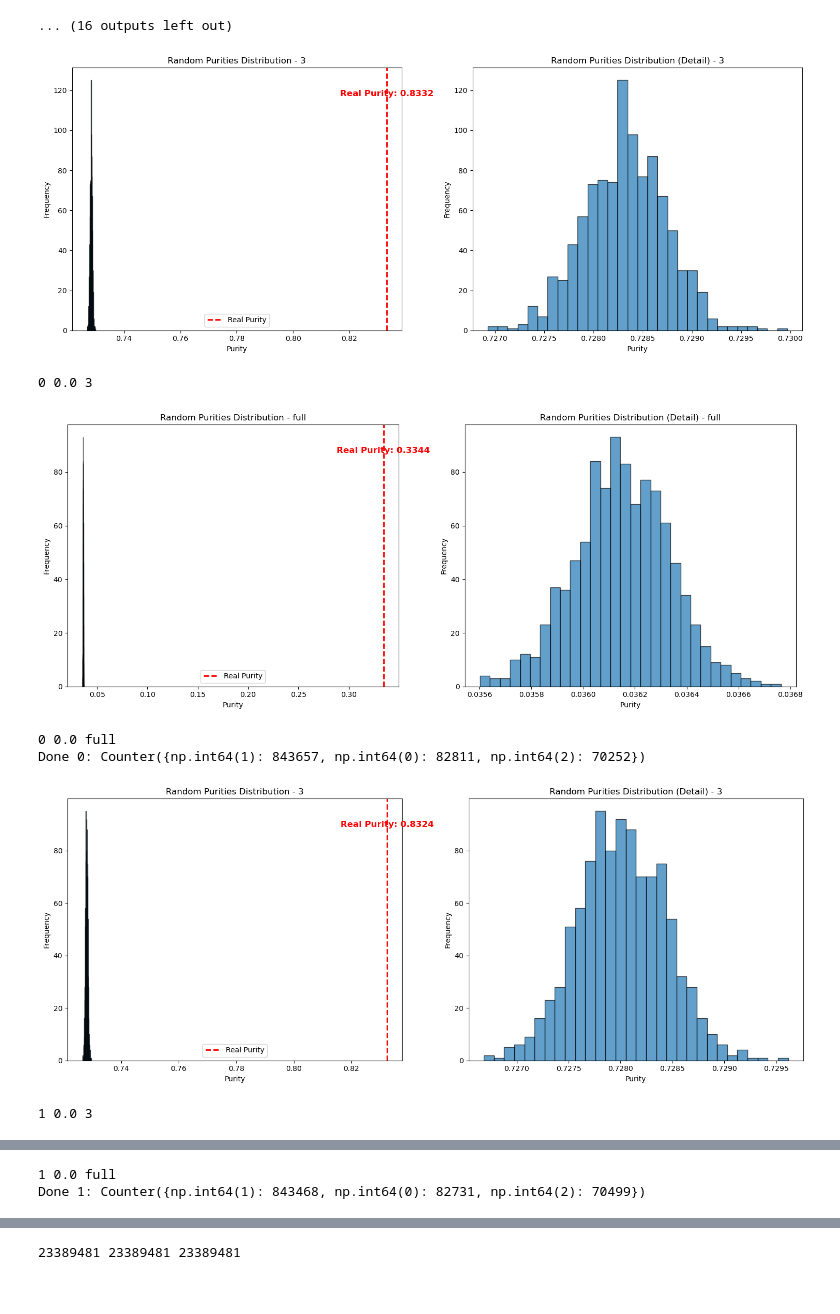
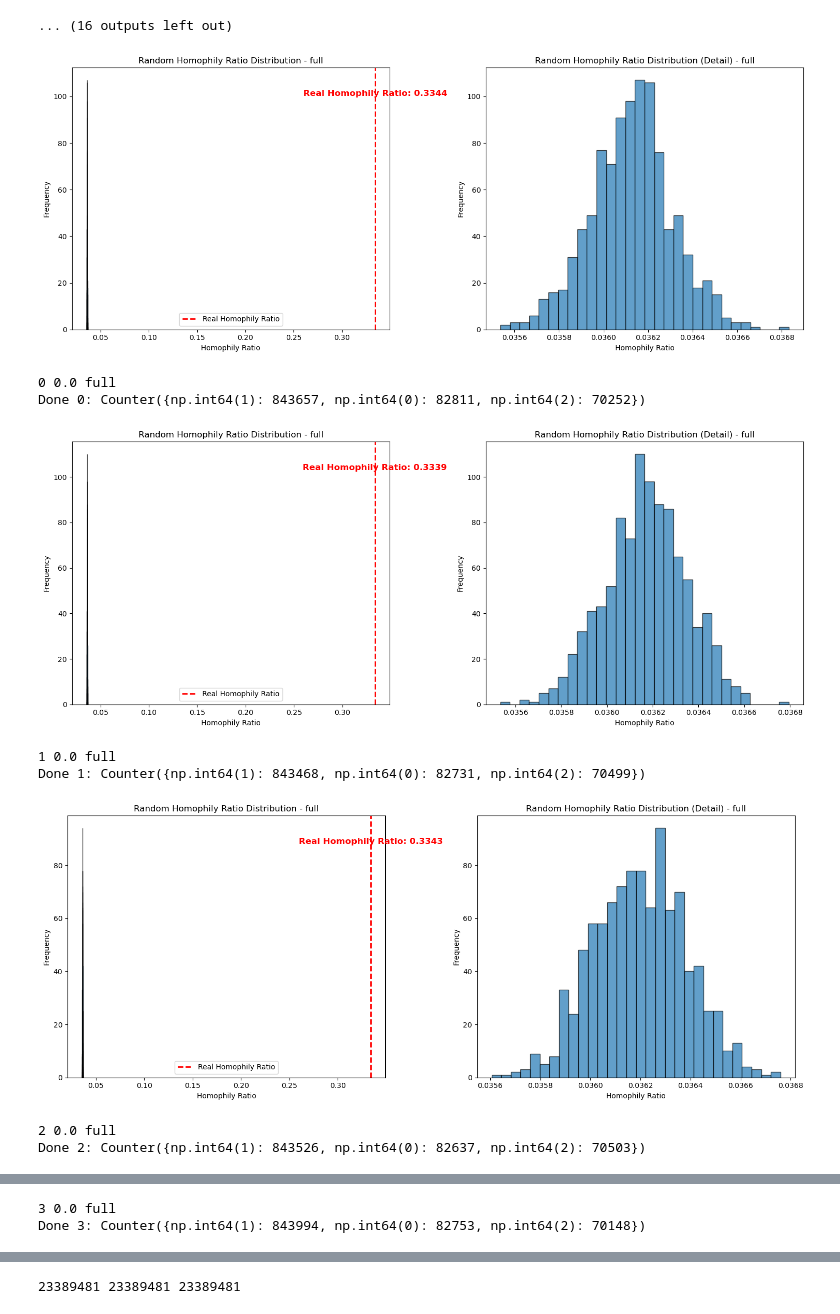
Before and after one commit to YoheiOhto/patent_time_split, a Jupyter notebook: notebook/experiment/7-tmap.ipynb, the cells around one changed output, grey strips where cells are left out. Cells and saved outputs as stored; diff of their text form; code cells hidden in the pictures.

Commit message:
250529 物性値homophily ratioについての追加

```diff
--- a/notebook/experiment/7-tmap.ipynb
+++ b/notebook/experiment/7-tmap.ipynb
@@ -295,7 +295,7 @@ p_values_3 = []
 p_values_full = []
 
 for id in trange(10):
-    output_dir = f"../../data/result/tmap/{id}"
+    output_dir = f"../../data/result/tmap/surechembl/{id}"
 
     s_path = os.path.join(output_dir, "s.pkl")
     t_path = os.path.join(output_dir, "t.pkl")
@@ -312,7 +312,8 @@ for id in trange(10):
     labels_3 = [0 if year <= 1990 else 2 if year >= 2023 else 1 for year in years]
     labels_3, labels_full = np.array(labels_3), np.array(labels_full)
 
-    for labels, label_type in [(labels_3, "3"), (labels_full, "full")]:
+    # for labels, label_type in [(labels_3, "3"), (labels_full, "full")]:
+    for labels, label_type in [(labels_full, "full")]:
         lsh_purity_real = lsh_forest_purity(s, t, labels)
         random_purities = []
 
@@ -325,48 +326,50 @@ for id in trange(10):
         fig, axs = plt.subplots(1, 2, figsize=(15, 6))
 
         axs[0].hist(random_purities, bins=30, edgecolor='black', alpha=0.7)
-        axs[0].axvline(lsh_purity_real, color='red', linestyle='dashed', linewidth=2, label='Real Purity')
-        axs[0].set_title(f"Random Purities Distribution - {label_type}")
-        axs[0].set_xlabel("Purity")
+        axs[0].axvline(lsh_purity_real, color='red', linestyle='dashed', linewidth=2, label='Real Homophily Ratio')
+        axs[0].set_title(f"Random Homophily Ratio Distribution - {label_type}")
+        axs[0].set_xlabel("Homophily Ratio")
         axs[0].set_ylabel("Frequency")
         axs[0].legend()
-        axs[0].text(lsh_purity_real, axs[0].get_ylim()[1] * 0.9, f'Real Purity: {lsh_purity_real:.4f}',
+        axs[0].text(lsh_purity_real, axs[0].get_ylim()[1] * 0.9, f'Real Homophily Ratio: {lsh_purity_real:.4f}',
                     color='red', ha='center', va='center', fontsize=12, fontweight='bold')
 
         axs[1].hist(random_purities, bins=30, edgecolor='black', alpha=0.7)
-        axs[1].set_title(f"Random Purities Distribution (Detail) - {label_type}")
-        axs[1].set_xlabel("Purity")
+        axs[1].set_title(f"Random Homophily Ratio Distribution (Detail) - {label_type}")
+        axs[1].set_xlabel("Homophily Ratio")
         axs[1].set_ylabel("Frequency")
 
         plt.tight_layout()
-        plt.savefig(f"../../data/result/tmap/{id}/random_purities_{label_type}.png")
+        plt.savefig(f"../../data/result/tmap/surechembl/{id}/random_purities_{label_type}.png")
         plt.show()
 
         p_value = np.mean(random_purities >= lsh_purity_real)
         print(id, p_value, label_type)
 
         scores.append([id, p_value, label_type])
 
         if label_type == "3":
             p_values_3.append(p_value)
         else:
             p_values_full.append(p_value)
 
     c = collections.Counter(labels_3)
     print(f"Done {id}: {c}")
 
 if p_values_3:
     combined_p_3 = compute_combined_pvalue(p_values_3)
     print(f"統合p値 (labels_3): {combined_p_3:.5e}")
 
 if p_values_full:
     combined_p_full = compute_combined_pvalue(p_values_full)
     print(f"統合p値 (labels_full): {combined_p_full:.5e}")
 # %% [output]
-[figure, old version]
+[figure, new version]
-0 0.0 3
+0 0.0 full
+Done 0: Counter({np.int64(1): 843657, np.int64(0): 82811, np.int64(2): 70252})
-[figure, old version]
+[figure, new version]
-0 0.0 full
-Done 0: Counter({np.int64(1): 843657, np.int64(0): 82811, np.int64(2): 70252})
+1 0.0 full
+Done 1: Counter({np.int64(1): 843468, np.int64(0): 82731, np.int64(2): 70499})
-[figure, old version]
+[figure, new version]
-1 0.0 3
+2 0.0 full
+Done 2: Counter({np.int64(1): 843526, np.int64(0): 82637, np.int64(2): 70503})
@@ -374,2 +377,2 @@ Done 0: Counter({np.int64(1): 843657, np.int64(0): 82811, np.int64(2): 70252})
-1 0.0 full
-Done 1: Counter({np.int64(1): 843468, np.int64(0): 82731, np.int64(2): 70499})
+3 0.0 full
+Done 3: Counter({np.int64(1): 843994, np.int64(0): 82753, np.int64(2): 70148})
```
Also changed, not shown: parts of 19 cells of this notebook, 32 other files.
